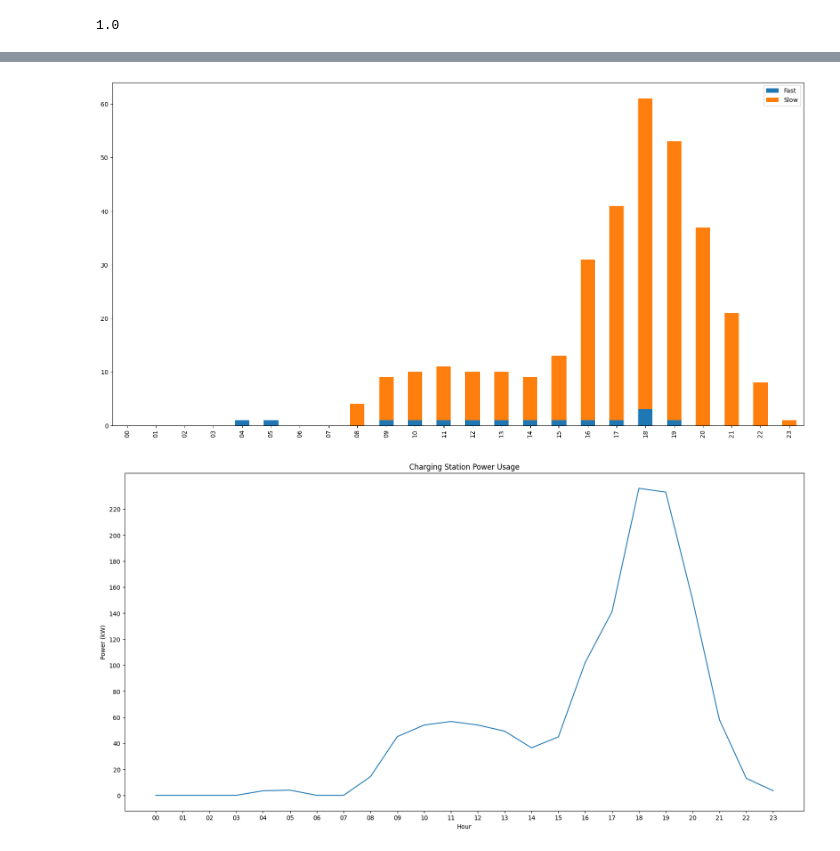
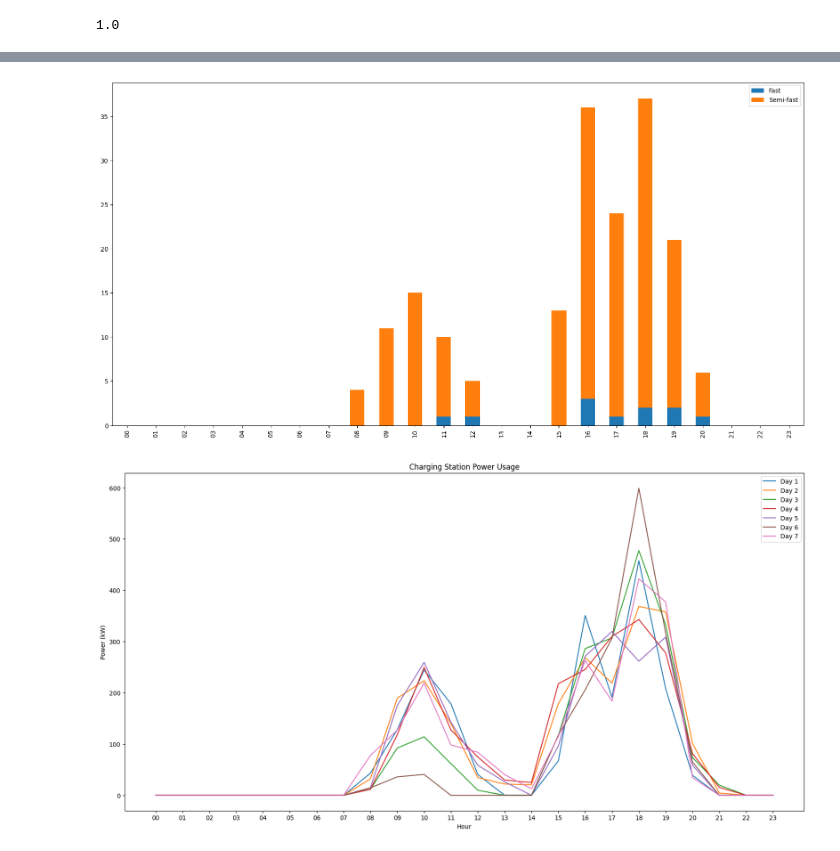
Before and after one commit to EV4EU/ev-profiling, a Jupyter notebook: ev-profiles.ipynb, the cells around one changed output, grey strips where cells are left out. Cells and saved outputs as stored; diff of their text form; code cells hidden in the pictures.

```diff
--- a/ev-profiles.ipynb
+++ b/ev-profiles.ipynb
@@ -414,7 +454,8 @@ class DrivableTrip(Trip):
 # - Charging station cost
 
 class ChargingStation:
-    def __init__(self, charging_station_type, charging_station_power, charging_station_efficiency, charging_station_cost, charging_station_probability, ev_id=None):
+    def __init__(self, charging_station_type, charging_station_power, charging_station_efficiency, charging_station_cost,
+                 charging_station_probability, ev_id=None):
         # Parameters Assign
         self.charging_station_type = charging_station_type
         self.charging_station_power = charging_station_power
@@ -434,9 +475,32 @@ class ChargingStation:
         return f'Charging station type: {self.charging_station_type}, charging station power: {self.charging_station_power}'
 
 
-    # Method to update the charging station history to store the logs
-    def update_history(self, start_time, end_time):
-        self.charging_station_history.append([start_time, end_time])
+# Create a public charging station
+class PublicStation(ChargingStation):
+    def __init__(self, charging_station_type, charging_station_power, charging_station_efficiency, charging_station_cost,
+                 charging_station_probability, ev_id=None):
+
+        super().__init__(charging_station_type, charging_station_power, charging_station_efficiency, charging_station_cost,
+                 charging_station_probability, ev_id)
+
+
+    # Formatted print method
+    def __repr__(self):
+        return f'Public Charging station type: {self.charging_station_type}, charging station power: {self.charging_station_power}'
+
+
+# Create a private charging station
+class PrivateStation(ChargingStation):
+    def __init__(self, charging_station_type, charging_station_power, charging_station_efficiency, charging_station_cost,
+                 charging_station_probability, ev_id=None):
+
+        super().__init__(charging_station_type, charging_station_power, charging_station_efficiency, charging_station_cost,
+                 charging_station_probability, ev_id)
+
+
+    # Formatted print method
+    def __repr__(self):
+        return f'Private Charging station type: {self.charging_station_type}, charging station power: {self.charging_station_power}'
 # %%
 # Define a User class, that will have the following parameters:
 # - User name
@@ -941,3 +1244,12 @@ Charge time:  1.0381473958755556
+# %%
+# Create the simulation
+
+aggregator = Aggregator(profiles=PROFILES, evs=EVs, n_evs=100,
+                        charging_stations={'Public': PUBLIC_STATIONS, 'Private': PRIVATE_STATIONS},
+                        avg_speed_short=60, avg_speed_medium=80, avg_speed_long=100, avg_speed_variation=1.0,
+                        simulation_cycles=7)
+
+aggregator.run_simulation()
 # %%
 # Print the population
 aggregator.population_dataframe()
@@ -1251,24 +1498,34 @@ ev_charging_history_type_hourly
 # %%
 # Plot a stacked bar chart of the ev_charging_history_type_hourly DataFrame
 
+DAY = 1
+
 # Get the value counts of each charging type at each hour
-ev_charging_history_type_hourly_value_counts = ev_charging_history_type_hourly.apply(pd.value_counts, axis=0)
+ev_charging_history_type_hourly_value_counts = aggregator.simulation_dataframes['gen{:003d}'.format(DAY)]['ev_charging_history_hourly_type'].apply(pd.value_counts, axis=0)
 ev_charging_history_type_hourly_value_counts.drop(0, inplace=True)
 ev_charging_history_type_hourly_value_counts = ev_charging_history_type_hourly_value_counts.fillna(0)
 
 # Plot the data
 ev_charging_history_type_hourly_value_counts.transpose().plot(kind='bar', stacked=True, figsize=(20, 10))
 
 plt.show()
 # %% [output]
-[figure, old version]
+[figure, new version]
 # %%
 # Plot the sum of the power of the charging sessions at each hour
+
+# Pick a Day. If None, every day is plotted
+DAY = None
 
 # Create a figure
 fig = plt.figure(figsize=(20, 10))
 
-plt.plot(np.sum(ev_charging_history_power_hourly, axis=0))
+# Plot the data
+if DAY is not None:
+    plt.plot(np.sum(aggregator.simulation_dataframes['gen{:003d}'.format(DAY)]['ev_charging_history_hourly_power'], axis=0))
+else:
+    for i in range(1, len(aggregator.simulation_dataframes) + 1):
+        plt.plot(np.sum(aggregator.simulation_dataframes['gen{:003d}'.format(i)]['ev_charging_history_hourly_power'], axis=0))
 
 # Set the title
 plt.title('Charging Station Power Usage')
@@ -1276,12 +1533,15 @@ plt.title('Charging Station Power Usage')
 # Set the x-axis label
 plt.xlabel('Hour')
 
-# Set the y-axis units
-plt.yticks(np.arange(0, max(np.sum(ev_charging_history_power_hourly, axis=0)), 20))
+# Set the labels
+if DAY is not None:
+    plt.legend(['Day {}'.format(DAY)])
+else:
+    plt.legend(['Day {}'.format(i) for i in range(1, len(aggregator.simulation_dataframes) + 1)])
 
 # Set the y-axis label
 plt.ylabel('Power (kW)')
 
 plt.show()
 # %% [output]
-[figure, old version]
+[figure, new version]
```
Also changed, not shown: parts of 28 cells of this notebook.
